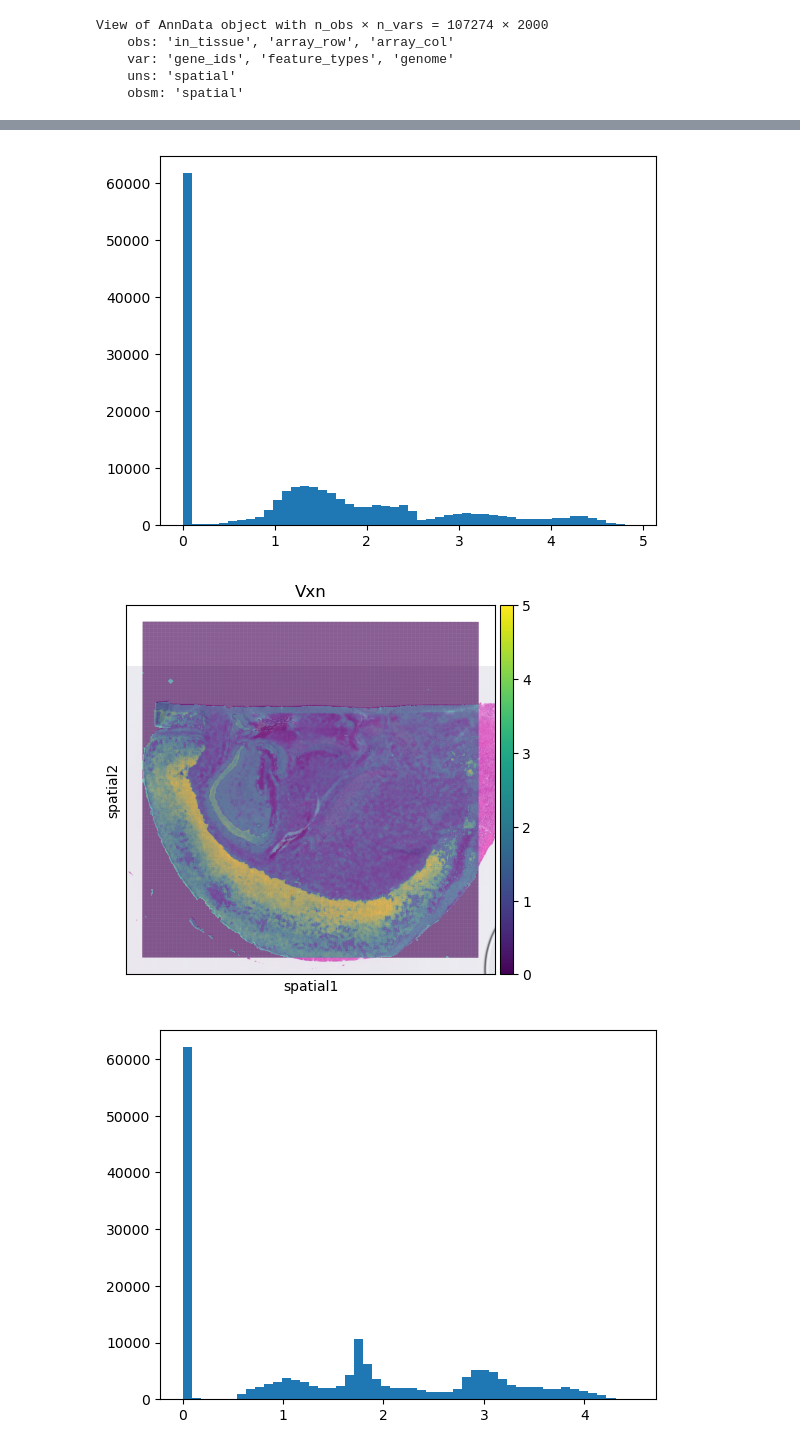
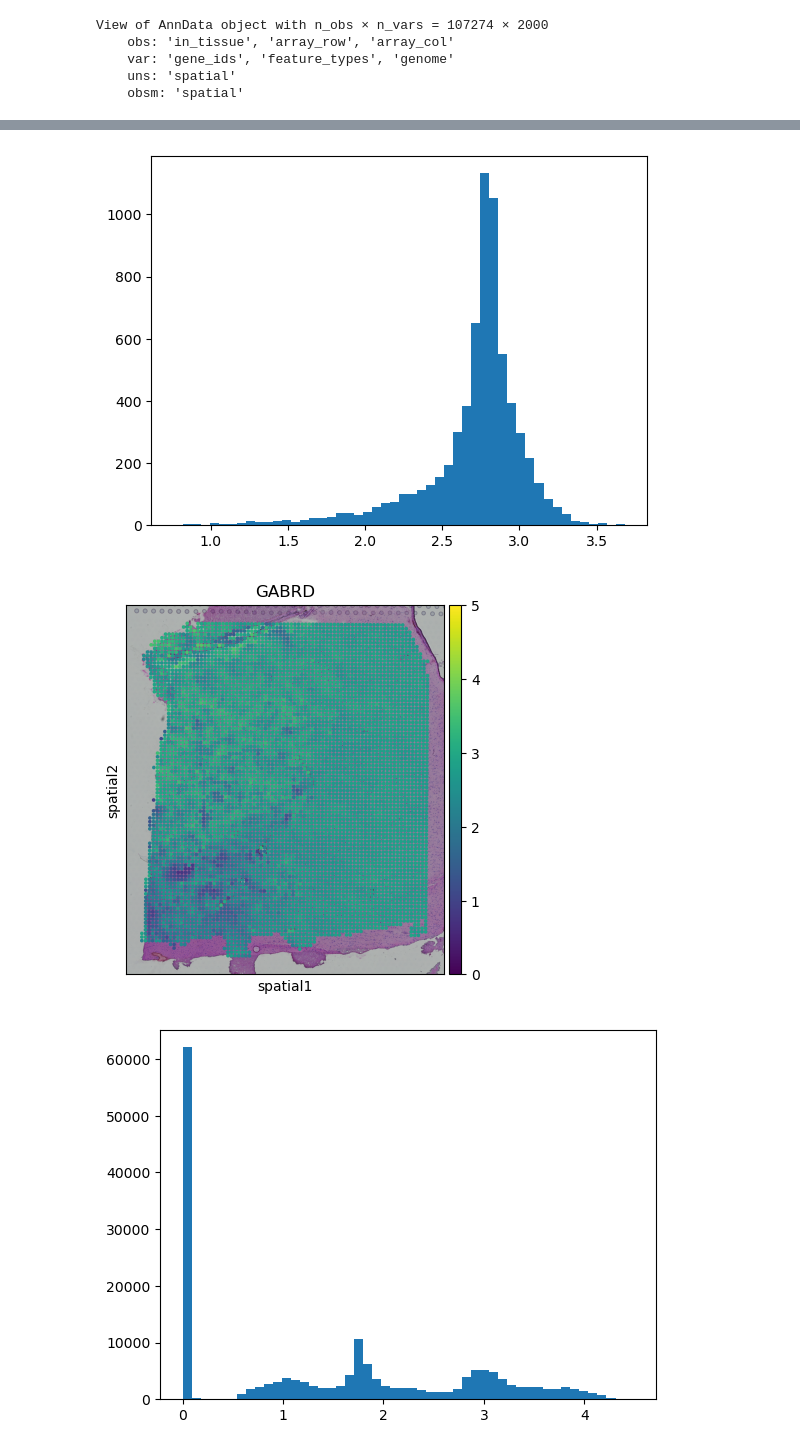
Before and after one commit to Yirios/SuperResolvedST-Pipeline, a Jupyter notebook: analyses/benchmark.ipynb, the cells around one changed output, grey strips where cells are left out. Saved outputs shown, nothing was run; the diff lists cells and outputs as text; code cells hidden in the pictures.

```diff
--- a/analyses/benchmark.ipynb
+++ b/analyses/benchmark.ipynb
@@ -12,7 +12,8 @@ raw_adata = ad.read_h5ad("data/rawHD.h5ad")
 # %%
 # super_adata = ad.read_h5ad("data/superHD_ImSpiRE.h5ad")
 # super_adata = ad.read_h5ad("data/superHD_xfuse.h5ad")
-super_adata = ad.read_h5ad("data/superHD_iStar.h5ad")
+# super_adata = ad.read_h5ad("data/superHD_iStar.h5ad")
+super_adata = ad.read_h5ad("data/superHD.h5ad")
 # %%
 super_adata.obs[super_adata.obs["in_tissue"]==1]
 # %% [output]
@@ -68,3 +78,5 @@ View of AnnData object with n_obs × n_vars = 107274 × 2000
     obsm: 'spatial'
 # %%
 super_adata[super_adata.obs["in_tissue"]==1]
+
+super_adata.obs["array_row"]+=5
@@ -77,7 +100,7 @@ View of AnnData object with n_obs × n_vars = 107274 × 2000
 # %%
-gene_name = "Vxn"
-# adata = super_adata[super_adata.obs['in_tissue']==1]
-adata = super_adata
+gene_name = "GABRD"
+adata = super_adata[super_adata.obs['in_tissue']==1]
+# adata = super_adata
 sc.pp.normalize_total(adata, target_sum=1e4)
 sc.pp.log1p(adata)
 sc.pp.highly_variable_genes(adata,n_top_genes=2000)
@@ -94,5 +118,5 @@ sc.pl.spatial(
-[figure, old version]
+[figure, new version]
-[figure, old version]
+[figure, new version]
 # %%
 gene_name = "Vxn"
 # adata = super_adata[super_adata.obs['in_tissue']==1]
```
Also changed, not shown: parts of 5 cells of this notebook, 7 other files.
